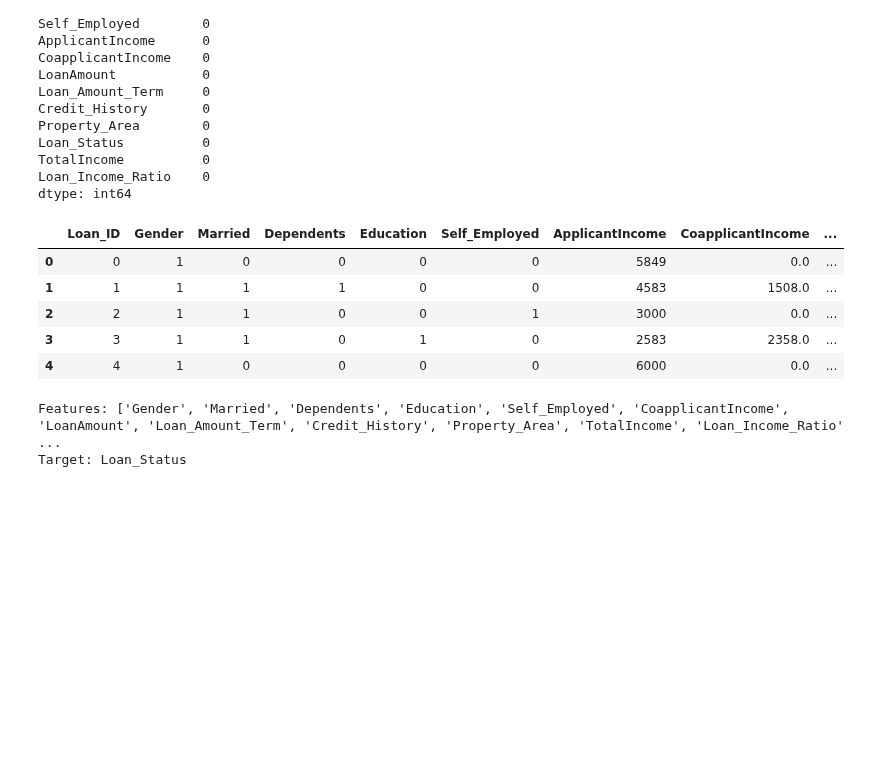
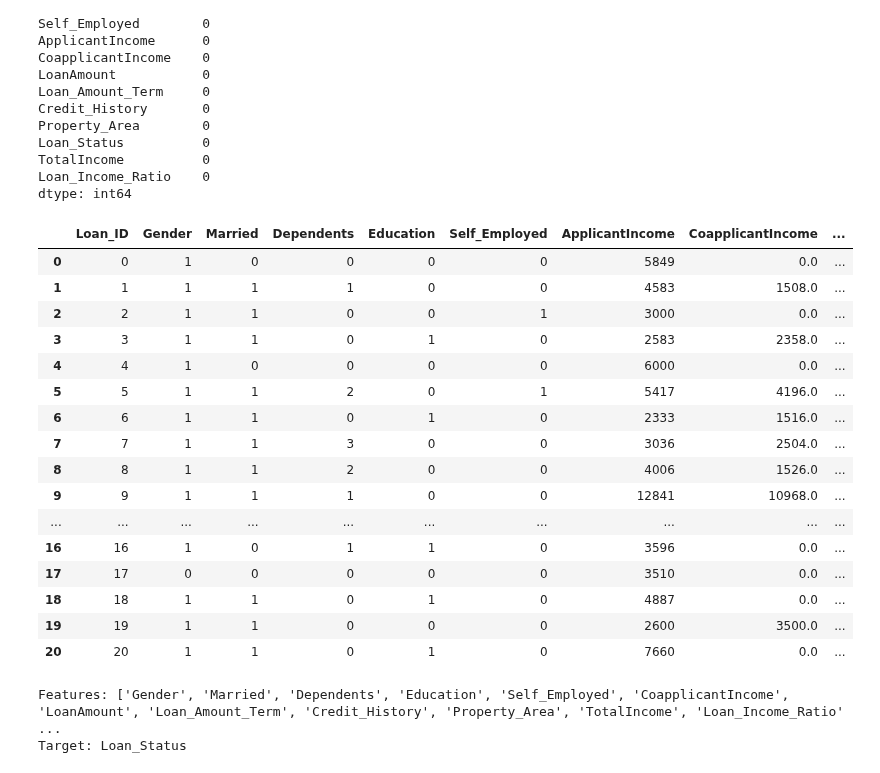
Before and after one commit to sbogde/pandamonium, a Jupyter notebook: dmi_02_loans_02.ipynb, the cells around one changed output. Saved outputs shown, nothing was run; the diff lists cells and outputs as text; code cells hidden in the pictures; blank space fills up the shorter version.

```diff
--- a/dmi_02_loans_02.ipynb
+++ b/dmi_02_loans_02.ipynb
@@ -111,17 +120,28 @@ dtype: int64
 # %%
 # Option 1: Use LabelEncoder for each categorical column
 le = LabelEncoder()
 for col in cat_cols:
     df[col] = le.fit_transform(df[col])
 
 # Alternatively, with one-hot encoding
 # df = pd.get_dummies(df, drop_first=True)
 
-df.head()
+df.head(21)
 # %% [output]
 |  | Loan_ID | Gender | Married | Dependents | Education | Self_Employed | ApplicantIncome | CoapplicantIncome | ... |
 | 0 | 0 | 1 | 0 | 0 | 0 | 0 | 5849 | 0.0 | ... |
 | 1 | 1 | 1 | 1 | 1 | 0 | 0 | 4583 | 1508.0 | ... |
 | 2 | 2 | 1 | 1 | 0 | 0 | 1 | 3000 | 0.0 | ... |
 | 3 | 3 | 1 | 1 | 0 | 1 | 0 | 2583 | 2358.0 | ... |
 | 4 | 4 | 1 | 0 | 0 | 0 | 0 | 6000 | 0.0 | ... |
+| 5 | 5 | 1 | 1 | 2 | 0 | 1 | 5417 | 4196.0 | ... |
+| 6 | 6 | 1 | 1 | 0 | 1 | 0 | 2333 | 1516.0 | ... |
+| 7 | 7 | 1 | 1 | 3 | 0 | 0 | 3036 | 2504.0 | ... |
+| 8 | 8 | 1 | 1 | 2 | 0 | 0 | 4006 | 1526.0 | ... |
+| 9 | 9 | 1 | 1 | 1 | 0 | 0 | 12841 | 10968.0 | ... |
+| ... | ... | ... | ... | ... | ... | ... | ... | ... | ... |
+| 16 | 16 | 1 | 0 | 1 | 1 | 0 | 3596 | 0.0 | ... |
+| 17 | 17 | 0 | 0 | 0 | 0 | 0 | 3510 | 0.0 | ... |
+| 18 | 18 | 1 | 1 | 0 | 1 | 0 | 4887 | 0.0 | ... |
+| 19 | 19 | 1 | 1 | 0 | 0 | 0 | 2600 | 3500.0 | ... |
+| 20 | 20 | 1 | 1 | 0 | 1 | 0 | 7660 | 0.0 | ... |
```
Also changed, not shown: parts of 2 cells of this notebook.
